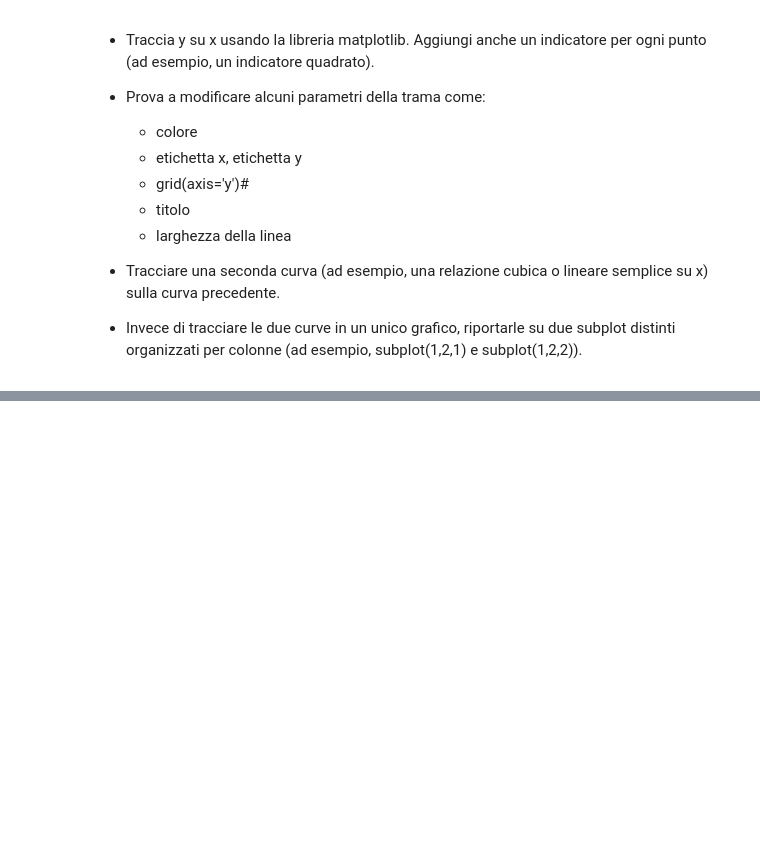
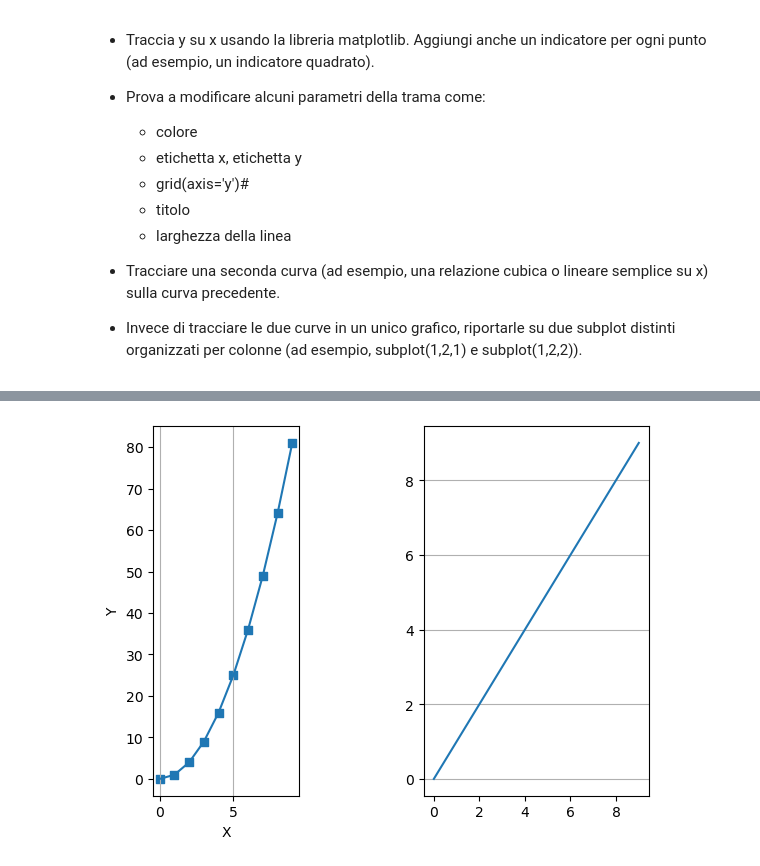
Before and after one commit to vMxster/Numerical_Methods, a Jupyter notebook: Lezione 1 Python/00_esercizi_python_intro.ipynb, the cells around one changed output, grey strips where cells are left out. Cells and saved outputs as stored; diff of their text form; code cells hidden in the pictures; blank space fills up the shorter version.

```diff
--- a/Lezione 1 Python/00_esercizi_python_intro.ipynb
+++ b/Lezione 1 Python/00_esercizi_python_intro.ipynb
@@ -158,0 +190,12 @@ Dato una lista di numeri interi, ad esempio x = [0,1,2,3,4,5,6,7,8,9,], eleva al
+# %%
+mplot.subplot(1,3,1)
+mplot.plot(x,y)
+mplot.xlabel("X")
+mplot.ylabel("Y")
+mplot.scatter(x,y, marker="s")
+mplot.grid(axis="x")
+mplot.subplot(1,2,2)
+mplot.plot(x)
+mplot.grid(axis="y")
+# %% [output]
+[figure, added]
```
Also changed, not shown: parts of 3 cells of this notebook.
